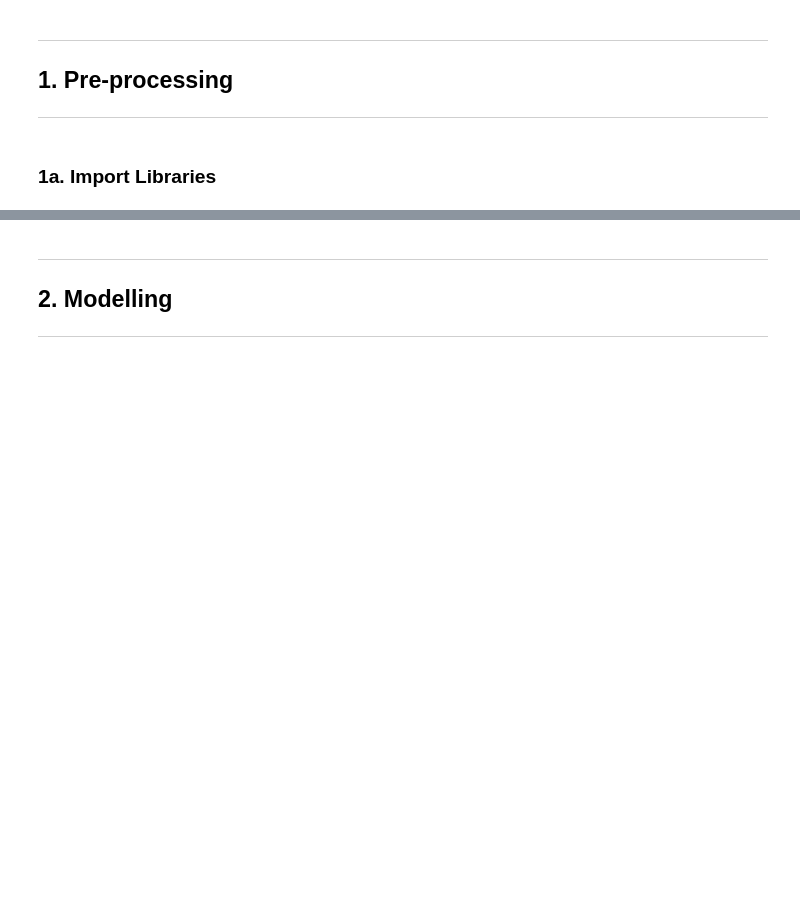
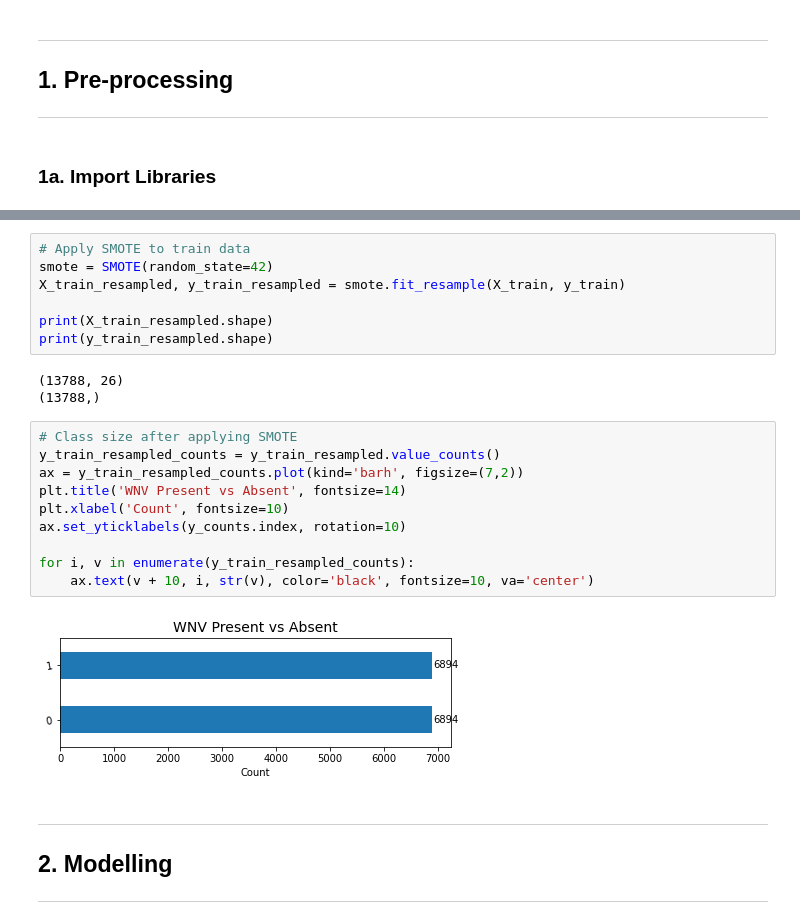
Before and after one commit to mfarhanrais/SG-DSI-39, a Jupyter notebook: project_4a/code/part_3.ipynb, the cells around one changed output, grey strips where cells are left out. Saved outputs shown, nothing was run; the diff lists cells and outputs as text; blank space fills up the shorter version.

```diff
--- a/project_4a/code/part_3.ipynb
+++ b/project_4a/code/part_3.ipynb
@@ -180,3 +191,25 @@ for i, v in enumerate(y_counts):
+# %%
+# Apply SMOTE to train data
+smote = SMOTE(random_state=42)
+X_train_resampled, y_train_resampled = smote.fit_resample(X_train, y_train)
+
+print(X_train_resampled.shape)
+print(y_train_resampled.shape)
+# %% [output]
+(13788, 26)
+(13788,)
+# %%
+# Class size after applying SMOTE
+y_train_resampled_counts = y_train_resampled.value_counts()
+ax = y_train_resampled_counts.plot(kind='barh', figsize=(7,2))
+plt.title('WNV Present vs Absent', fontsize=14)
+plt.xlabel('Count', fontsize=10)
+ax.set_yticklabels(y_counts.index, rotation=10)
+
+for i, v in enumerate(y_train_resampled_counts):
+    ax.text(v + 10, i, str(v), color='black', fontsize=10, va='center')
+# %% [output]
+[figure, added]
 # %% [markdown]
 ---
 ## 2. Modelling
```
Also changed, not shown: parts of 63 cells of this notebook, 17 other files.
